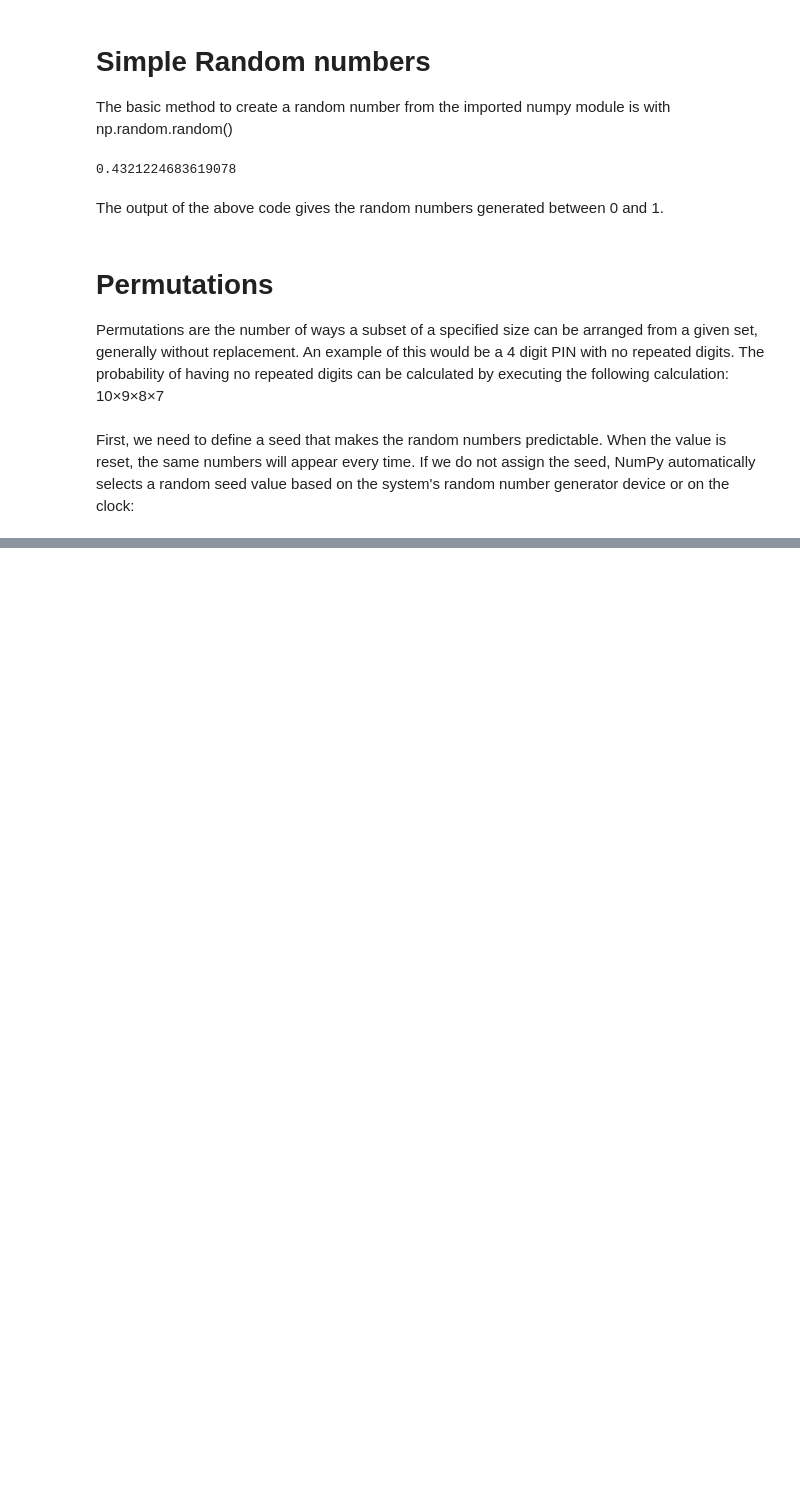
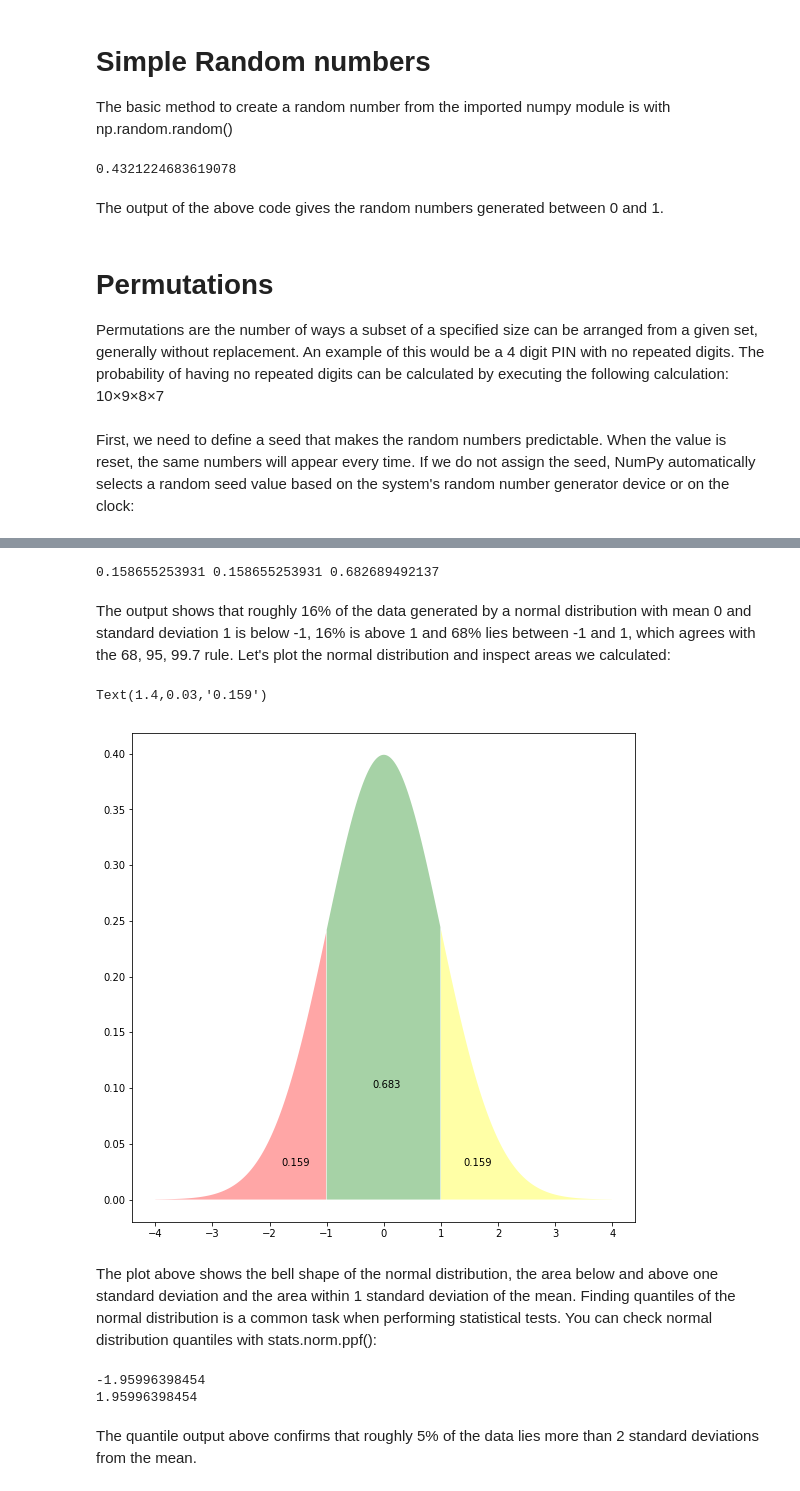
Before and after one commit to cdigap/ProgDA_Assignment, a Jupyter notebook: Numpy_Random_Assignment.ipynb, the cells around one changed output, grey strips where cells are left out. Cells and saved outputs as stored; diff of their text form; code cells hidden in the pictures; blank space fills up the shorter version.

```diff
--- a/Numpy_Random_Assignment.ipynb
+++ b/Numpy_Random_Assignment.ipynb
@@ -49,0 +114,53 @@ random number generator device or on the clock:
+# %%
+prob_under_minus1 = stats.norm.cdf(x= -1,
+                                loc = 0,
+                                scale= 1)
+
+prob_over_1 = 1 - stats.norm.cdf(x= 1,
+                                loc = 0,
+                                scale= 1)
+
+between_prob = 1-(prob_under_minus1+prob_over_1)
+
+print(prob_under_minus1, prob_over_1, between_prob)
+# %% [output]
+0.158655253931 0.158655253931 0.682689492137
+# %% [markdown]
+The output shows that roughly 16% of the data generated by a normal distribution with mean 0 and standard deviation 1 is below -1, 16% is above 1 and 68% lies between -1 and 1, which agrees with the 68, 95, 99.7 rule. Let's plot the normal distribution and inspect areas we calculated:
+# %%
+# Plot normal distribution areas*
+
+plt.fill_between(x=np.arange(-4,-1,0.01),
+                 y1= stats.norm.pdf(np.arange(-4,-1,0.01)) ,
+                 facecolor='red',
+                 alpha=0.35)
+
+plt.fill_between(x=np.arange(1,4,0.01),
+                 y1= stats.norm.pdf(np.arange(1,4,0.01)) ,
+                 facecolor='yellow',
+                 alpha=0.35)
+
+plt.fill_between(x=np.arange(-1,1,0.01),
+                 y1= stats.norm.pdf(np.arange(-1,1,0.01)) ,
+                 facecolor='green',
+                 alpha=0.35)
+
+plt.text(x=-1.8, y=0.03, s= round(prob_under_minus1,3))
+plt.text(x=-0.2, y=0.1, s= round(between_prob,3))
+plt.text(x=1.4, y=0.03, s= round(prob_over_1,3))
+# %% [output]
+Text(1.4,0.03,'0.159')
+[figure, added]
+# %% [markdown]
+The plot above shows the bell shape of the normal distribution, the area below and above one standard deviation and the area within 1 standard deviation of the mean.
+Finding quantiles of the normal distribution is a common task when performing statistical tests. You can check normal distribution quantiles with stats.norm.ppf():
+# %%
+
+print( stats.norm.ppf(q=0.025) ) # Find the quantile for the 2.5% cutoff
+
+print( stats.norm.ppf(q=0.975) ) # Find the quantile for the 97.5% cutoff
+# %% [output]
+-1.95996398454
+1.95996398454
+# %% [markdown]
+The quantile output above confirms that roughly 5% of the data lies more than 2 standard deviations from the mean.
```
Also changed, not shown: parts of 37 cells of this notebook.
